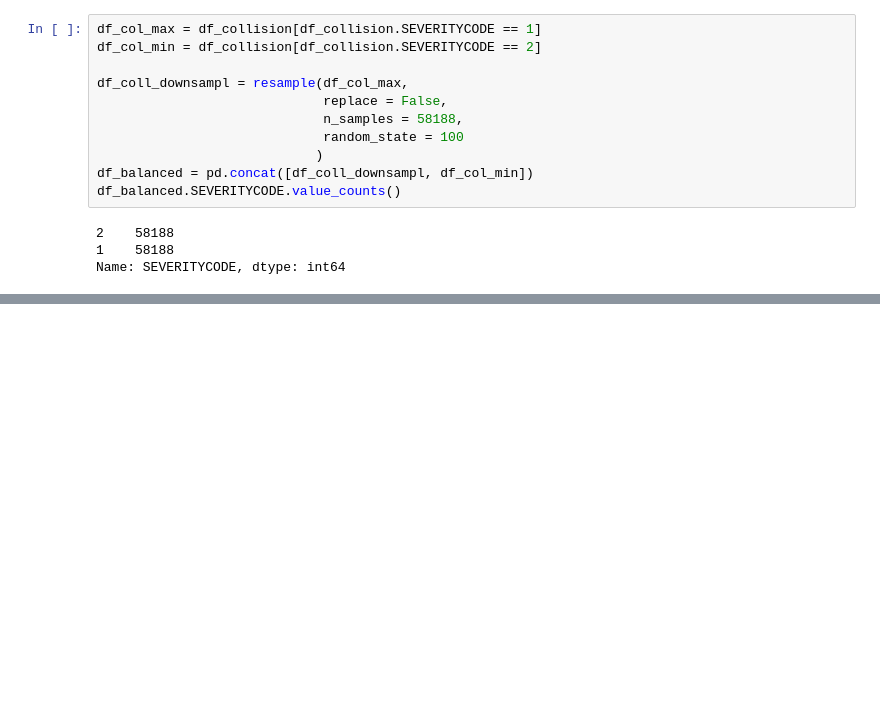
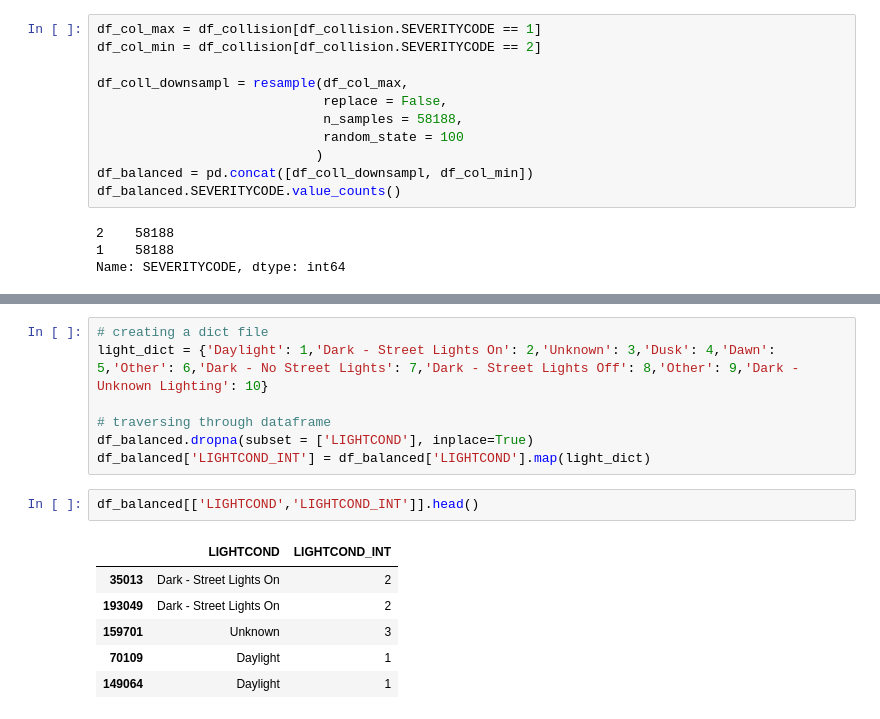
Before and after one commit to shubham225/Coursera-IBM_Data_Science, a Jupyter notebook: Capstone_Project_Car_Accident_Severity.ipynb, the cells around one changed output, grey strips where cells are left out. Cells and saved outputs as stored; diff of their text form; blank space fills up the shorter version.

```diff
--- a/Capstone_Project_Car_Accident_Severity.ipynb
+++ b/Capstone_Project_Car_Accident_Severity.ipynb
@@ -91,0 +180,16 @@ Name: SEVERITYCODE, dtype: int64
+# %%
+# creating a dict file
+light_dict = {'Daylight': 1,'Dark - Street Lights On': 2,'Unknown': 3,'Dusk': 4,'Dawn': 5,'Other': 6,'Dark - No Street Lights': 7,'Dark - Street Lights Off': 8,'Other': 9,'Dark - Unknown Lighting': 10}
+
+# traversing through dataframe
+df_balanced.dropna(subset = ['LIGHTCOND'], inplace=True)
+df_balanced['LIGHTCOND_INT'] = df_balanced['LIGHTCOND'].map(light_dict)
+# %%
+df_balanced[['LIGHTCOND','LIGHTCOND_INT']].head()
+# %% [output]
+|  | LIGHTCOND | LIGHTCOND_INT |
+| 35013 | Dark - Street Lights On | 2 |
+| 193049 | Dark - Street Lights On | 2 |
+| 159701 | Unknown | 3 |
+| 70109 | Daylight | 1 |
+| 149064 | Daylight | 1 |
```
Also changed, not shown: parts of 43 cells of this notebook.
